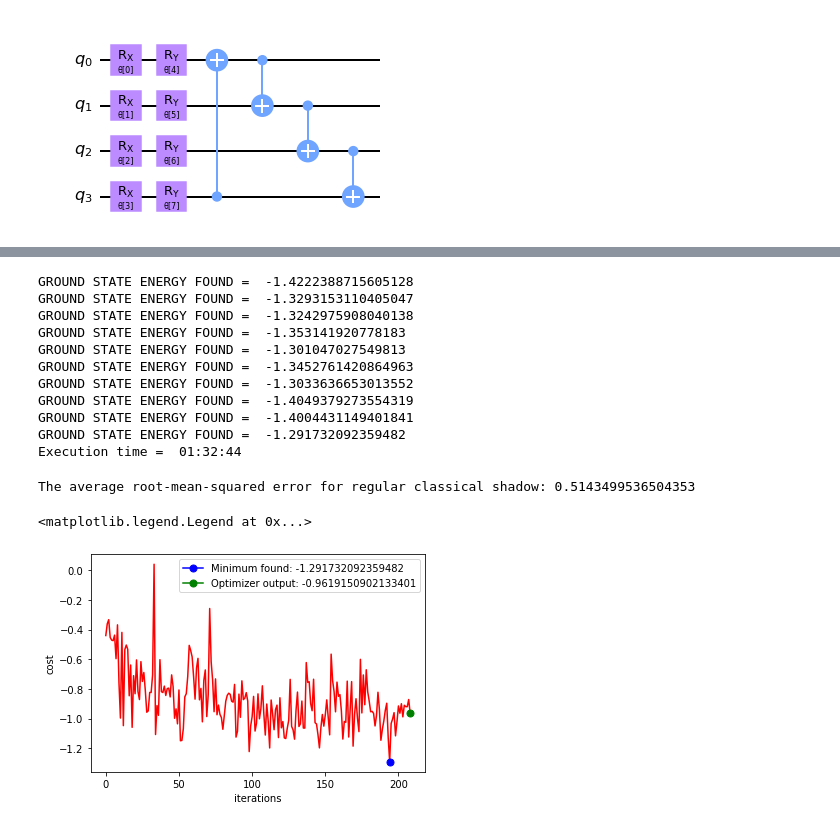
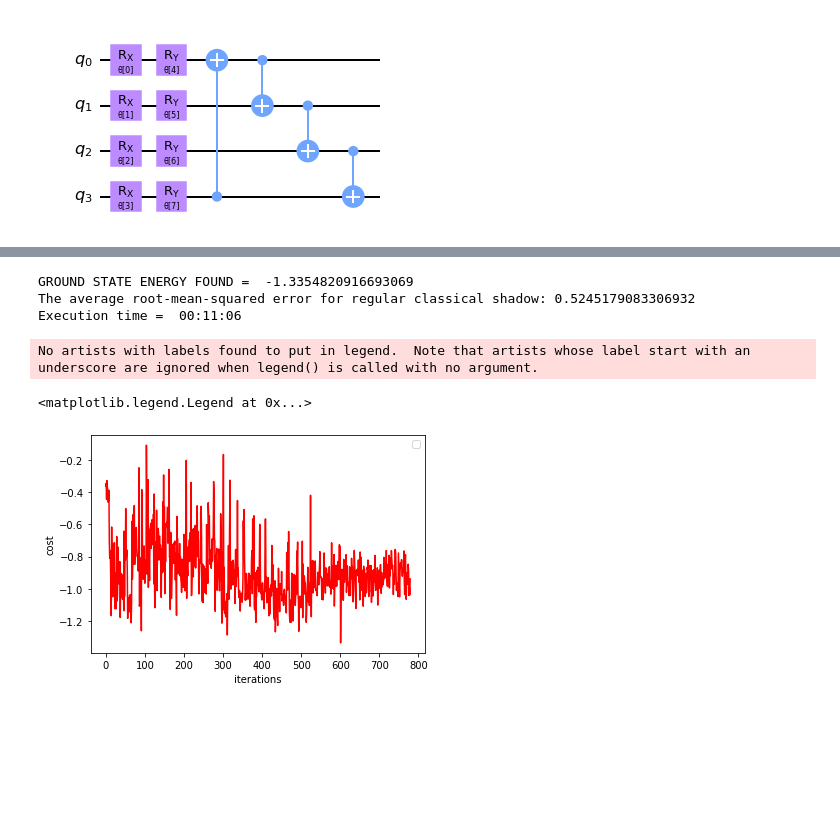
Before and after one commit to renatawong/classical-shadow-vqe, a Jupyter notebook: esp_rcs_optimized.ipynb, the cells around one changed output, grey strips where cells are left out. Cells and saved outputs as stored; diff of their text form; code cells hidden in the pictures; blank space fills up the shorter version.

```diff
--- a/esp_rcs_optimized.ipynb
+++ b/esp_rcs_optimized.ipynb
@@ -26,7 +26,9 @@ Note: predicting_quantum_properties module comes from https://github.com/hsinyua
 '''
 
 import numpy as np
+from collections import Counter
 import time
+from functools import partial
 import matplotlib.pyplot as plt
 
 from qiskit.algorithms.minimum_eigensolvers import NumPyMinimumEigensolver
@@ -50,7 +52,7 @@ from predicting_quantum_properties.prediction_shadow import estimate_exp
 
 
 # SPECIFY THE NUMBER OF EXPERIMENTS YOU WANT TO RUN
-num_experiments = 10
+num_experiments = 1
 
 # SPECIFY THE EXPECTED GROUND STATE ENERGY FOR THE MOLECULE OF INTEREST
 EXPECTED_EIGENVALUE = -1.86
@@ -192,7 +180,7 @@ def rand_meas_circuit(pauli_op):
     return rand_meas
 
 
-def objective_function(params):
+def objective_function(operators, params):
 
     # Assign parameters to the ansatz and simulate it
     # Generate circuits to measure random Paulis
@@ -200,10 +188,9 @@ def objective_function(params):
     # Putting repeated operators in the classical shadow together and executing one single circuit
     # as many times as the operator repetitions.
 
-    from collections import Counter
 
     # convert the inner lists to tuples and count duplicates
-    pauli_op_dict = Counter(tuple(x) for x in basis_change_scheme)
+    pauli_op_dict = Counter(tuple(x) for x in operators)
 
 
     shadow = []
@@ -247,6 +234,23 @@ def objective_function(params):
 
     return cost
 # %%
+'''
+Generate a random basis change scheme for the ansatz.
+Number of measurements set to 1000, as required by the experiment in https://arxiv.org/abs/2103.07510.
+Only generate the random measurements once and use them in all VQE iterations.
+'''
+
+num_measurements = 1000
+
+basis_change_scheme = randomized_classical_shadow(num_measurements, system_size)
+
+tuples = (tuple(pauli) for pauli in basis_change_scheme)
+counts = Counter(tuples)
+
+#print(counts)
+
+
+
 '''
 Classical optimisation step
 '''
@@ -257,52 +261,42 @@ start_time = time.time()
 # Classical optimizer
 optimizer = SLSQP(maxiter=500)
 
+cost_function = partial(objective_function, basis_change_scheme)
+
 # Collect the expectation value from each experiment
 expectation_values = []
 
 for _ in range(num_experiments):
     cost_history = []
     params = np.random.rand(ansatz.num_parameters)
-    result = optimizer.minimize(fun=objective_function, x0=params)
+    result = optimizer.minimize(fun=cost_function, x0=params)
     expectation_values.append(min(cost_history))
     print("GROUND STATE ENERGY FOUND = ", min(cost_history))
 
+
+'''
+Calculate the error.
+'''
+rmse_randomised_cs = np.sqrt(np.sum([(EXPECTED_EIGENVALUE - expectation_values[i])**2
+                                     for i in range(num_experiments)])/num_experiments)
+print(f"The average root-mean-squared error for regular classical shadow: {rmse_randomised_cs}")
+
+
+
 elapsed_time = time.time() - start_time
 print("Execution time = ", time.strftime("%H:%M:%S", time.gmtime(elapsed_time)))
 # %% [output]
-GROUND STATE ENERGY FOUND =  -1.4222388715605128
-GROUND STATE ENERGY FOUND =  -1.3293153110405047
-GROUND STATE ENERGY FOUND =  -1.3242975908040138
-GROUND STATE ENERGY FOUND =  -1.353141920778183
-GROUND STATE ENERGY FOUND =  -1.301047027549813
-GROUND STATE ENERGY FOUND =  -1.3452761420864963
-GROUND STATE ENERGY FOUND =  -1.3033636653013552
-GROUND STATE ENERGY FOUND =  -1.4049379273554319
-GROUND STATE ENERGY FOUND =  -1.4004431149401841
-GROUND STATE ENERGY FOUND =  -1.291732092359482
-Execution time =  01:32:44
+GROUND STATE ENERGY FOUND =  -1.3354820916693069
+The average root-mean-squared error for regular classical shadow: 0.5245179083306932
+Execution time =  00:11:06
-# %%
-'''
-Calculate the error.
-'''
-
-rmse_randomised_cs = np.sqrt(np.sum([(EXPECTED_EIGENVALUE - expectation_values[i])**2
-                                     for i in range(num_experiments)])/num_experiments)
-print(f"The average root-mean-squared error for regular classical shadow: {rmse_randomised_cs}")
-# %% [output]
-The average root-mean-squared error for regular classical shadow: 0.5143499536504353
 # %%
-import matplotlib.pyplot as plt
 num_points = len(cost_history)
 
-min_energy = min(cost_history)
-min_energy_idx = cost_history.index(min_energy)
-
 plt.plot([i for i in range(num_points)], [cost_history[i] for i in range(num_points)], 'r')
-plt.plot(min_energy_idx, min_energy, 'b', marker="o", markersize=7, label='Minimum found: '+ minimum_str)
 plt.xlabel('iterations')
 plt.ylabel('cost')
 plt.legend(loc=1)
 # %% [output]
-<matplotlib.legend.Legend at 0x...>
+No artists with labels found to put in legend.  Note that artists whose label start with an underscore are ignored when legend() is called with no argument.
+<matplotlib.legend.Legend at 0x...>
-[figure, old version]
+[figure, new version]
```
Also changed, not shown: parts of 3 cells of this notebook.
